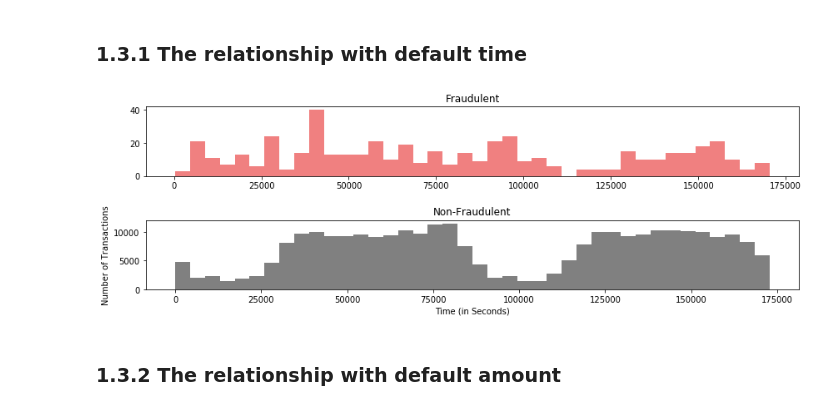
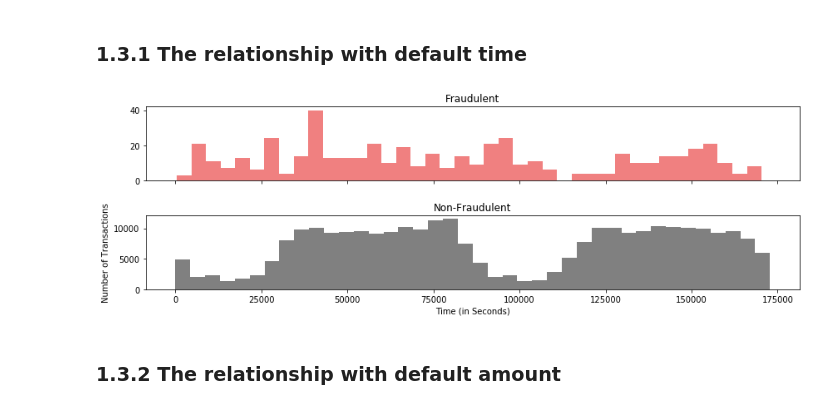
Before and after one commit to XiaoqianZhu1997/PHBS_MLF_2018, a Jupyter notebook: ipynb file/ml_project.ipynb, the cells around one changed output. Saved outputs shown, nothing was run; the diff lists cells and outputs as text; code cells hidden in the pictures.

```diff
--- a/ipynb file/ml_project.ipynb
+++ b/ipynb file/ml_project.ipynb
@@ -77,19 +89,19 @@ Name: Amount, dtype: float64
 # %% [markdown]
 ### 1.3.1 The relationship with default time
 # %%
-fig, (ax1, ax2) = plt.subplots(2,1, figsize = [12,4])
+fig, (ax1, ax2) = plt.subplots(2,1, sharex= True, figsize = [12,4])
 
 ax1.hist(df.Time[df.Class == 1], bins = 40, color='lightcoral')
 ax1.set_title("Fraudulent")
 ax2.hist(df.Time[df.Class == 0], bins = 40, color='gray')
 ax2.set_title("Non-Fraudulent")
 
 plt.xlabel('Time (in Seconds)')
 plt.ylabel('Number of Transactions')
 plt.tight_layout(h_pad=2)
 plt.show()
 # %% [output]
-[figure, old version]
+[figure, new version]
 # %% [markdown]
 ### 1.3.2 The relationship with default amount
 # %%
```
Also changed, not shown: parts of 48 cells of this notebook, 1 other file.
